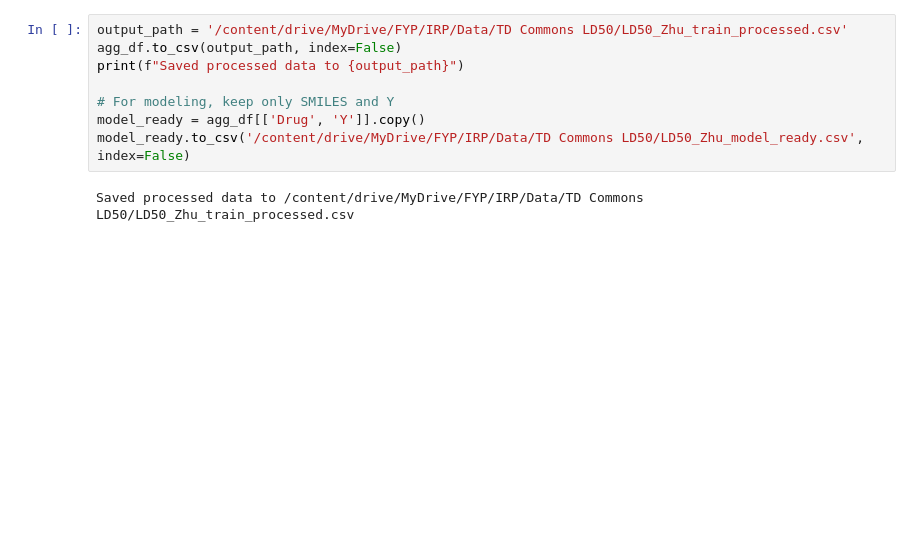
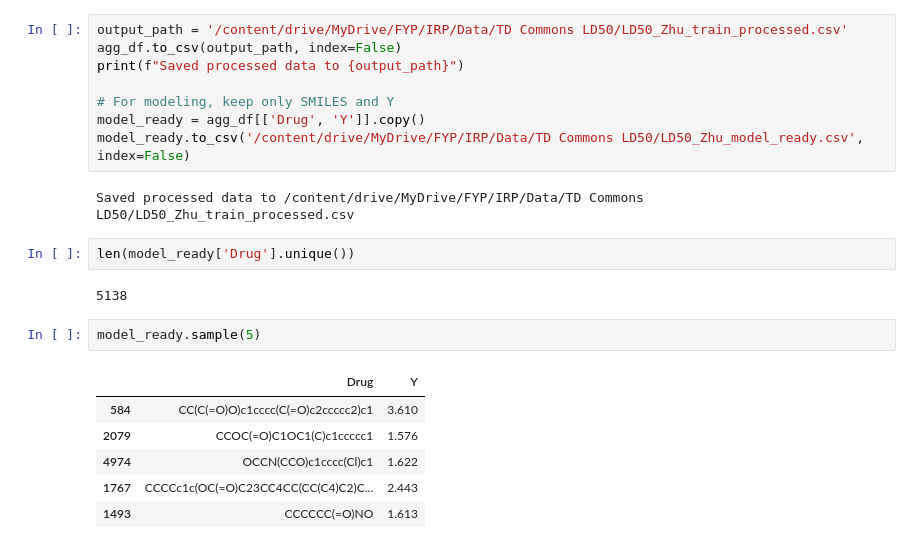
Before and after one commit to summyyyyy/Mixture-Toxicity-Predictor-with-Real-Time-Explanations, a Jupyter notebook: single_ld50_data/Therapeutics_Data_Commons(TDC)_Acute_toxicity_LD₅₀/Preprocessing_and_EDA_for_TDC_Acute_Toxicity_LD₅₀_Dataset.ipynb, the cells around one changed output. Cells and saved outputs as stored; diff of their text form; blank space fills up the shorter version.

```diff
--- a/single_ld50_data/Therapeutics_Data_Commons(TDC)_Acute_toxicity_LD₅₀/Preprocessing_and_EDA_for_TDC_Acute_Toxicity_LD₅₀_Dataset.ipynb
+++ b/single_ld50_data/Therapeutics_Data_Commons(TDC)_Acute_toxicity_LD₅₀/Preprocessing_and_EDA_for_TDC_Acute_Toxicity_LD₅₀_Dataset.ipynb
@@ -208,3 +223,16 @@ model_ready = agg_df[['Drug', 'Y']].copy()
 model_ready.to_csv('/content/drive/MyDrive/FYP/IRP/Data/TD Commons LD50/LD50_Zhu_model_ready.csv', index=False)
 # %% [output]
 Saved processed data to /content/drive/MyDrive/FYP/IRP/Data/TD Commons LD50/LD50_Zhu_train_processed.csv
+# %%
+len(model_ready['Drug'].unique())
+# %% [output]
+5138
+# %%
+model_ready.sample(5)
+# %% [output]
+|  | Drug | Y |
+| 584 | CC(C(=O)O)c1cccc(C(=O)c2ccccc2)c1 | 3.610 |
+| 2079 | CCOC(=O)C1OC1(C)c1ccccc1 | 1.576 |
+| 4974 | OCCN(CCO)c1cccc(Cl)c1 | 1.622 |
+| 1767 | CCCCc1c(OC(=O)C23CC4CC(CC(C4)C2)C... | 2.443 |
+| 1493 | CCCCCC(=O)NO | 1.613 |
```
Also changed, not shown: parts of 4 cells of this notebook, 14 other files.
